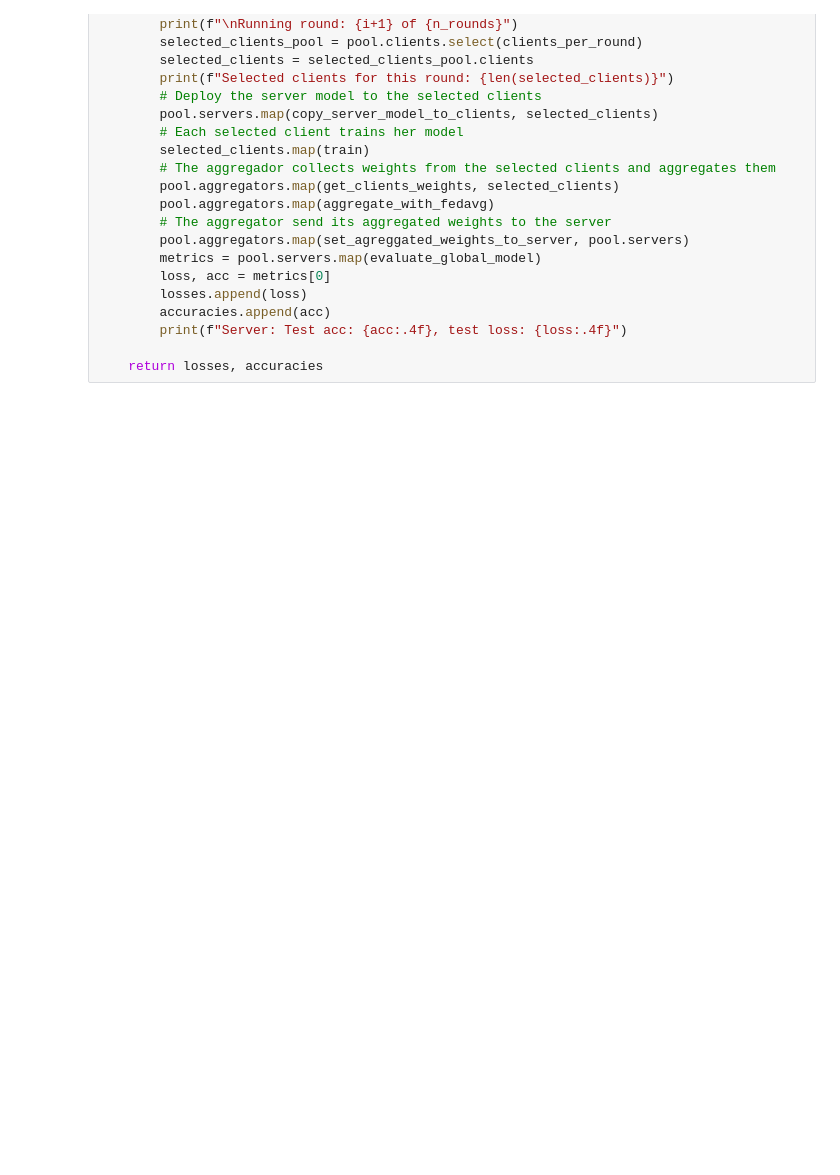
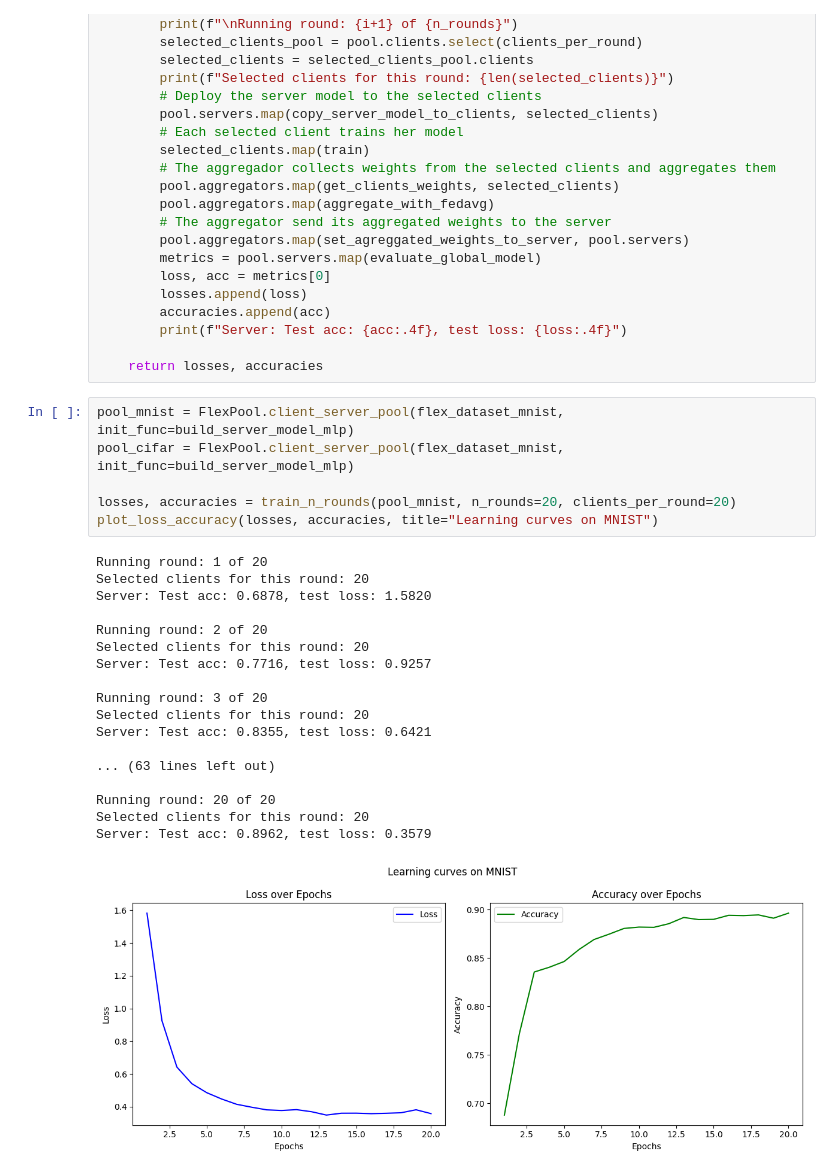
Before and after one commit to mayoras/flex-cs, a Jupyter notebook: notebooks/random.ipynb, the cells around one changed output. Drawn from its saved outputs; the diff is of its cells as text; blank space fills up the shorter version.

```diff
--- a/notebooks/random.ipynb
+++ b/notebooks/random.ipynb
@@ -533,4 +505,29 @@ def train_n_rounds(pool: FlexPool, n_rounds: int, clients_per_round=20):
         print(f"Server: Test acc: {acc:.4f}, test loss: {loss:.4f}")
 
     return losses, accuracies
+# %%
+pool_mnist = FlexPool.client_server_pool(flex_dataset_mnist, init_func=build_server_model_mlp)
+pool_cifar = FlexPool.client_server_pool(flex_dataset_mnist, init_func=build_server_model_mlp)
+
+losses, accuracies = train_n_rounds(pool_mnist, n_rounds=20, clients_per_round=20)
+plot_loss_accuracy(losses, accuracies, title="Learning curves on MNIST")
+# %% [output]
+Running round: 1 of 20
+Selected clients for this round: 20
+Server: Test acc: 0.6878, test loss: 1.5820
+
+Running round: 2 of 20
+Selected clients for this round: 20
+Server: Test acc: 0.7716, test loss: 0.9257
+
+Running round: 3 of 20
+Selected clients for this round: 20
+Server: Test acc: 0.8355, test loss: 0.6421
+
+... (63 lines left out)
+
+Running round: 20 of 20
+Selected clients for this round: 20
+Server: Test acc: 0.8962, test loss: 0.3579
+[figure, added]
 # %%
```
Also changed, not shown: parts of 7 cells of this notebook.
